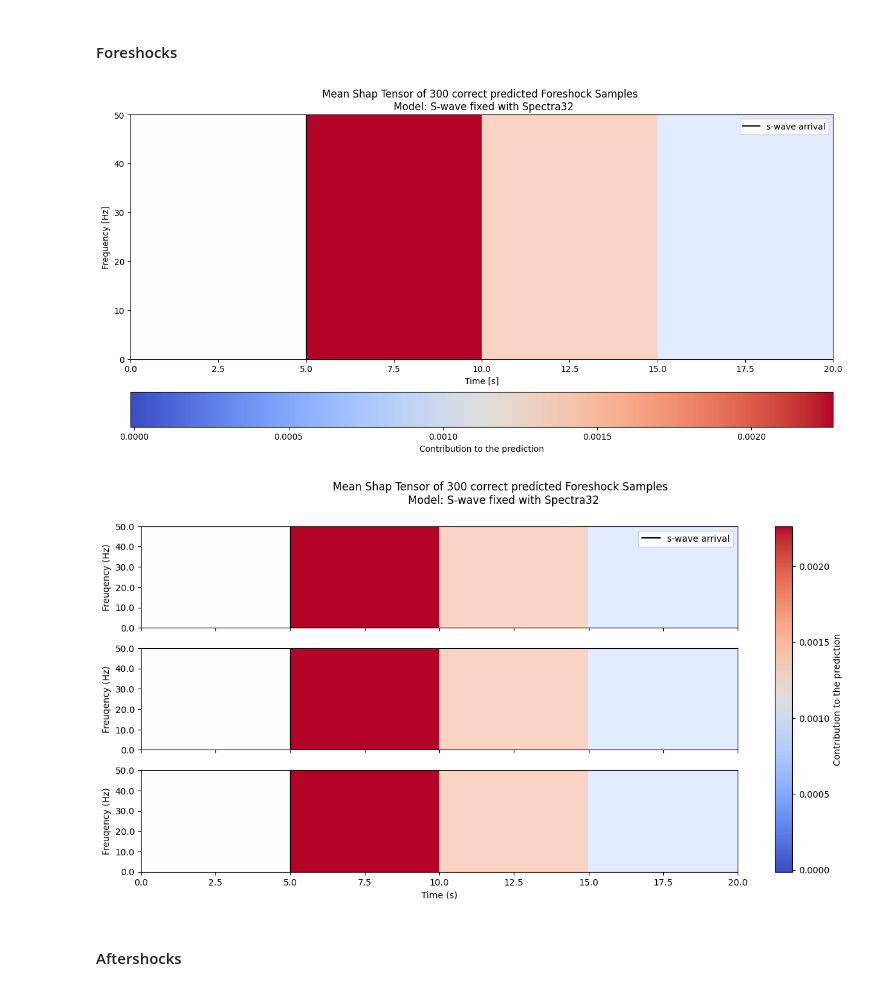
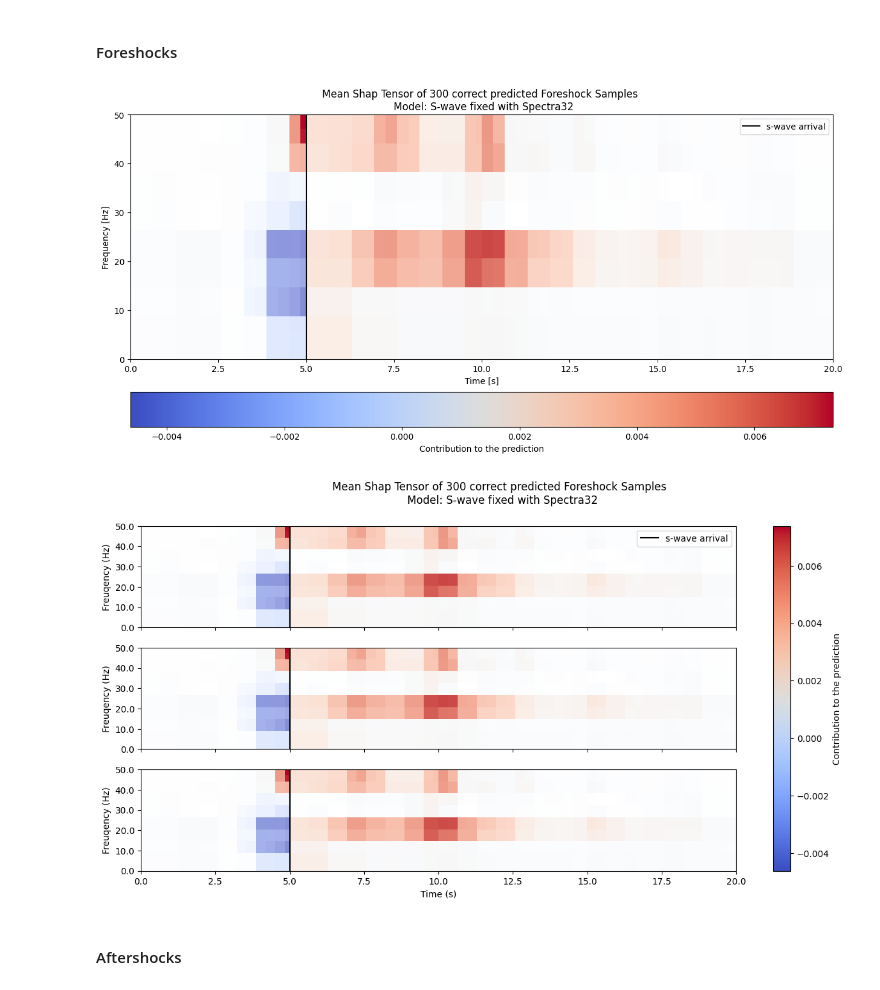
Before and after one commit to mich1803/CNN-Explainability-on-Earthquakes, a Jupyter notebook: explainability/explainability_s.ipynb, the cells around one changed output. Saved outputs shown, nothing was run; the diff lists cells and outputs as text; code cells hidden in the pictures.

```diff
--- a/explainability/explainability_s.ipynb
+++ b/explainability/explainability_s.ipynb
@@ -92,5 +92,5 @@ mean_shap_tensor = compute_mean_shap_tensor(model, dloader_pre, dim_s64, device,
 # %%
-MST["f_s64"] = np.load(os.path.join(output_path, "foreshock_s64.npy"))
+MST["f_s64"] = np.load(os.path.join(output_path, f"foreshock_s64_{MAX_EVALS}.npy"))
 plot_shap(MST["f_s64"], onechannel=True, background=None, ft = ft, spec_type="s64", mean=f"Mean Shap Tensor of 300 correct predicted Foreshock Samples \n Model: S-wave fixed with Spectra64")
 plot_shap(MST["f_s64"], onechannel=False, background=None, ft = ft, spec_type="s64", mean=f"Mean Shap Tensor of 300 correct predicted Foreshock Samples \n Model: S-wave fixed with Spectra64")
 # %% [output]
@@ -106,5 +106,5 @@ mean_shap_tensor = compute_mean_shap_tensor(model, dloader_post, dim_s64, device
 # %%
-MST["a_s64"] = np.load(os.path.join(output_path, "aftershock_s64.npy"))
+MST["a_s64"] = np.load(os.path.join(output_path, f"aftershock_s64_{MAX_EVALS}.npy"))
 plot_shap(MST["a_s64"], onechannel=True, background=None, ft = ft, spec_type="s64", mean=f"Mean Shap Tensor of 300 correct predicted Aftershock Samples \n Model: S-wave fixed with Spectra64")
 plot_shap(MST["a_s64"], onechannel=False, background=None, ft = ft, spec_type="s64", mean=f"Mean Shap Tensor of 300 correct predicted Aftershock Samples \n Model: S-wave fixed with Spectra64")
 # %% [output]
@@ -129,10 +129,10 @@ mean_shap_tensor = compute_mean_shap_tensor(model, dloader_pre, dim_s32, device,
 # %%
-MST["f_s32"] = np.load(os.path.join(output_path, "foreshock_s32.npy"))
+MST["f_s32"] = np.load(os.path.join(output_path, f"foreshock_s32_{MAX_EVALS}.npy"))
 plot_shap(MST["f_s32"], onechannel=True, background=None, ft = ft, spec_type="s32", mean=f"Mean Shap Tensor of 300 correct predicted Foreshock Samples \n Model: S-wave fixed with Spectra32")
 plot_shap(MST["f_s32"], onechannel=False, background=None, ft = ft, spec_type="s32", mean=f"Mean Shap Tensor of 300 correct predicted Foreshock Samples \n Model: S-wave fixed with Spectra32")
 # %% [output]
-[figure, old version]
+[figure, new version]
-[figure, old version]
+[figure, new version]
 # %% [markdown]
 #### Aftershocks
 # %%
```
Also changed, not shown: parts of 7 cells of this notebook.
